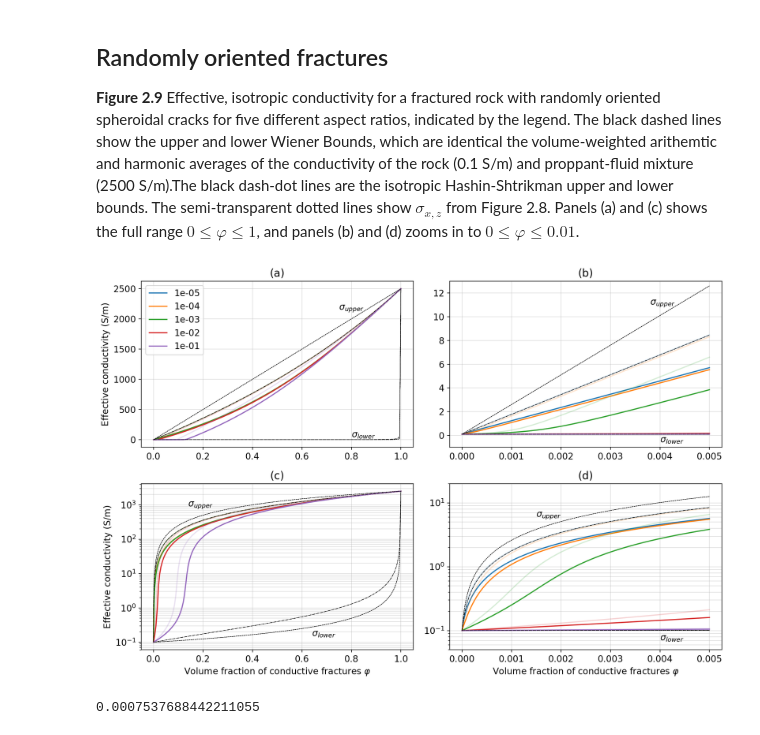
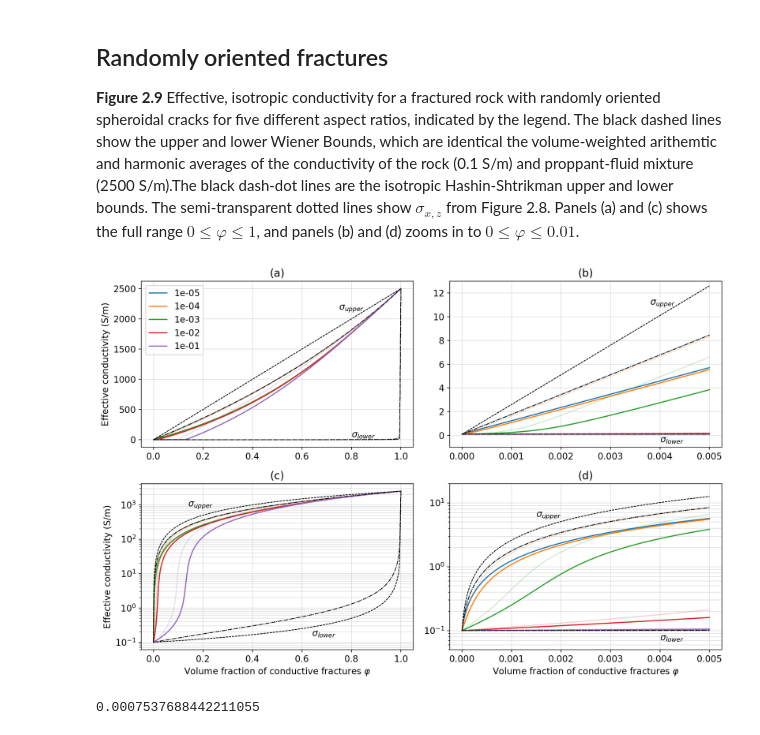
Before and after one commit to simpeg-research/heagy-2018-fracture-physprops, a Jupyter notebook: notebooks/2_emt_fractures.ipynb, the cells around one changed output. Cells and saved outputs as stored; diff of their text form; code cells hidden in the pictures.

```diff
--- a/notebooks/2_emt_fractures.ipynb
+++ b/notebooks/2_emt_fractures.ipynb
@@ -69,10 +69,10 @@ for i in range(2):
         for k, plt_type in enumerate(["plot", "semilogy"]):
             getattr(ax[k, i], plt_type)(phi[inds], sx[inds, j], "C{}".format(j), label="{:1.0e}".format(alp))
             getattr(ax[k, i], plt_type)(phi[inds], sy[inds, j], "C{}".format(j))
-            getattr(ax[k, i], plt_type)(phi[inds], wl[inds, 0], 'k--', lw=0.5)
-            getattr(ax[k, i], plt_type)(phi[inds], wu[inds, 0], 'k--', lw=0.5)
-            getattr(ax[k, i], plt_type)(phi[inds], hl[inds, 0], 'k-.', lw=0.5)
-            getattr(ax[k, i], plt_type)(phi[inds], hu[inds, 0], 'k-.', lw=0.5)
+            getattr(ax[k, i], plt_type)(phi[inds], wl[inds, 0], 'k--', lw=1)
+            getattr(ax[k, i], plt_type)(phi[inds], wu[inds, 0], 'k--', lw=1)
+            getattr(ax[k, i], plt_type)(phi[inds], hl[inds, 0], 'k-.', lw=1)
+            getattr(ax[k, i], plt_type)(phi[inds], hu[inds, 0], 'k-.', lw=1)
 
             ax[k, i].grid(which="both", alpha=0.4)
 
@@ -151,43 +151,43 @@ for i in range(2):
             getattr(ax[k, i], plt_type)(phi[inds], se[inds, j], "C{}".format(j), label="{:1.0e}".format(alp))
             getattr(ax[k, i], plt_type)(phi[inds], sx[inds, j], "C{}".format(j), alpha=0.2)
 #             getattr(ax[k, i], plt_type)(phi[inds], sy[inds, j], "C{}".format(j), alpha=0.2))
-            getattr(ax[k, i], plt_type)(phi[inds], wl[inds, 0], 'k--', lw=0.5)
-            getattr(ax[k, i], plt_type)(phi[inds], wu[inds, 0], 'k--', lw=0.5)
-            getattr(ax[k, i], plt_type)(phi[inds], hl[inds, 0], 'k-.', lw=0.5)
-            getattr(ax[k, i], plt_type)(phi[inds], hu[inds, 0], 'k-.', lw=0.5)
+            getattr(ax[k, i], plt_type)(phi[inds], wl[inds, 0], 'k--', lw=0.8)
+            getattr(ax[k, i], plt_type)(phi[inds], wu[inds, 0], 'k--', lw=0.8)
+            getattr(ax[k, i], plt_type)(phi[inds], hl[inds, 0], 'k-.', lw=0.8)
+            getattr(ax[k, i], plt_type)(phi[inds], hu[inds, 0], 'k-.', lw=0.8)
 
             ax[k, i].grid(which="both", alpha=0.4)
 
         ax[1, i].set_xlabel('Volume fraction of conductive fractures $\\varphi$')
 
 
 [a.set_title("({})".format(ascii_lowercase[i])) for i, a in enumerate(ax.flatten())]
 
 ax[0, 0].set_ylabel('Effective conductivity (S/m)')
 ax[0, 0].annotate("$\sigma_{upper}$", (0.75, 2150))
 ax[0, 0].annotate("$\sigma_{lower}$", (0.8, 40))
 
 ax[0, 1].set_ylim([-1, 13])
 ax[0, 1].annotate("$\sigma_{upper}$", (0.0038, 11))
 ax[0, 1].annotate("$\sigma_{lower}$", (0.004, -0.6))
 
 
 ax[1, 0].set_ylabel('Effective conductivity (S/m)')
 ax[1, 0].annotate("$\sigma_{upper}$", (0.14, 900))
 ax[1, 0].annotate("$\sigma_{lower}$", (0.64, 1.5e-1))
 
 ax[1, 1].set_ylim([5e-2, 2e1])
 ax[1, 1].annotate("$\sigma_{upper}$", (0.0015, 6))
 ax[1, 1].annotate("$\sigma_{lower}$", (0.004, 0.7e-1))
 
 ax[0, 0].legend()
 # ax[1].legend(bbox_to_anchor=[1.02, 1.])
 
 plt.tight_layout()
 
 fig.savefig("../figures/random_fractures", dpi=200, bbox_inches="tight")
 # %% [output]
-[figure, old version]
+[figure, new version]
 # %%
 i = 30
 phi[i]
```
Also changed, not shown: parts of 1 cell of this notebook.
